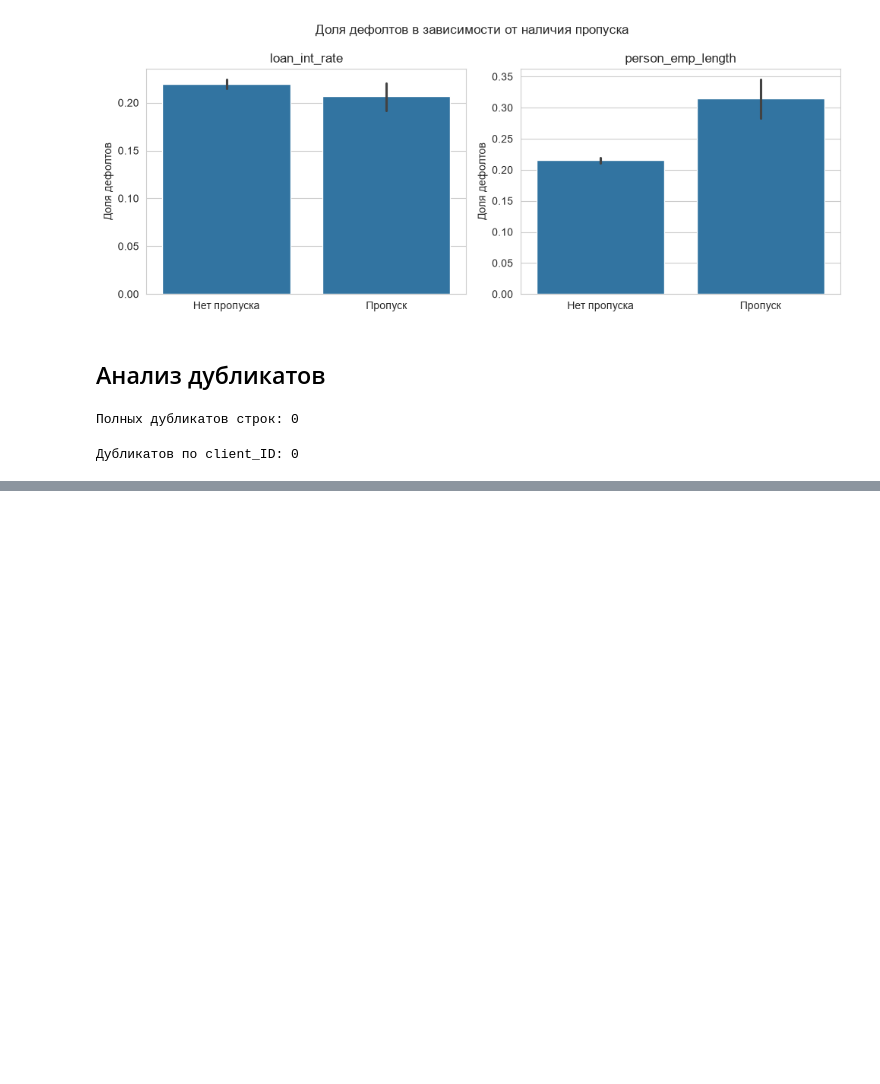
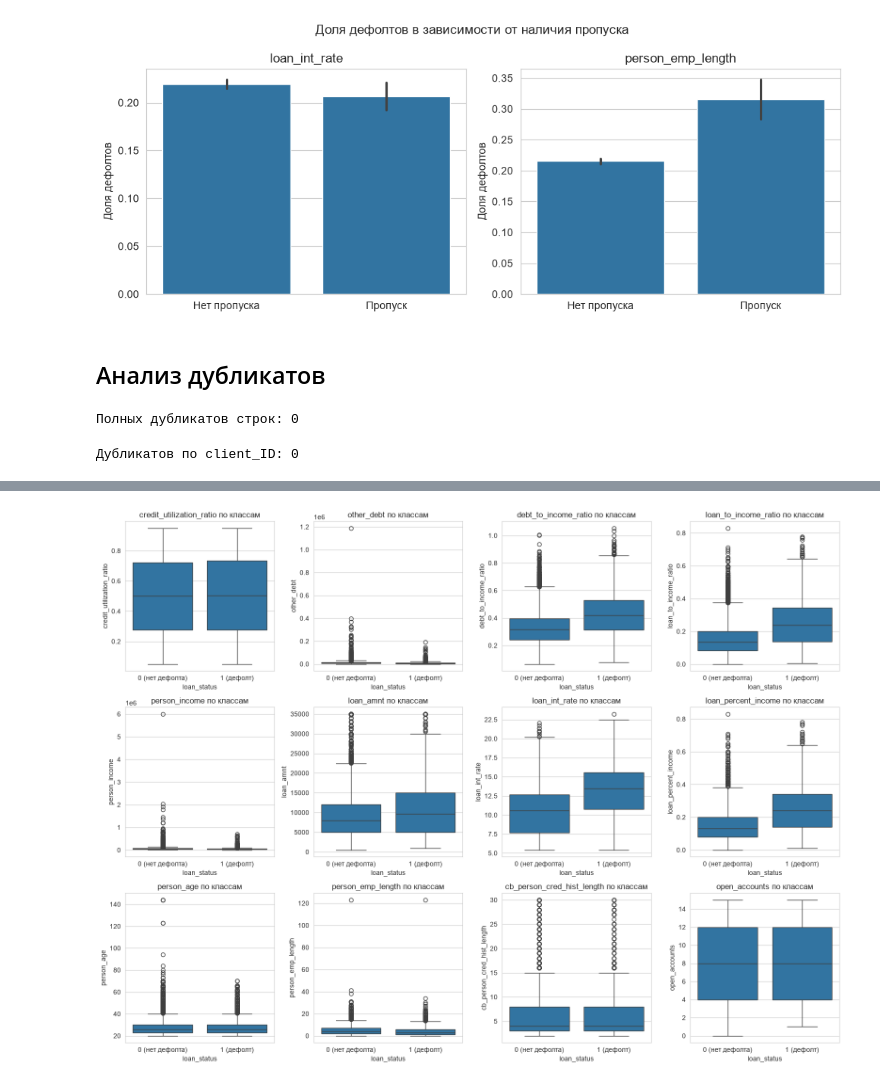
Before and after one commit to null-route-dev/credit-risk-classification, a Jupyter notebook: notebooks/01_eda_analysis.ipynb, the cells around one changed output, grey strips where cells are left out. Cells and saved outputs as stored; diff of their text form; code cells hidden in the pictures; blank space fills up the shorter version.

```diff
--- a/notebooks/01_eda_analysis.ipynb
+++ b/notebooks/01_eda_analysis.ipynb
@@ -274,0 +309,24 @@ print(f"Дубликатов по client_ID: {df.duplicated(subset="client_ID").
+# %%
+# Сравнение числовых признаков по классам
+num_features = ["credit_utilization_ratio", "other_debt",
+                 "debt_to_income_ratio", "loan_to_income_ratio",
+                 "person_income", "loan_amnt",
+                 "loan_int_rate", "loan_percent_income",
+                 "person_age", "person_emp_length",
+                 "cb_person_cred_hist_length", "open_accounts"]
+
+print("Средние значения числовых признаков по классам")
+
+rows = []
+for col in num_features:
+    means = df.groupby("loan_status")[col].mean()
+    diff = means[1] - means[0]
+    rows.append({
+        "Признак": col,
+        "Класс 0": means[0],
+        "Класс 1": means[1],
+        "Разница": diff
+    })
+
+comparison_df = pd.DataFrame(rows)
+display(comparison_df)
@@ -274,0 +348,14 @@ print(f"Дубликатов по client_ID: {df.duplicated(subset="client_ID").
+# %%
+# Визуализация распределения числовых признаков по классам
+fig, axes = plt.subplots(3, 4, figsize=(16, 12))
+axes = axes.flatten()
+
+for i, col in enumerate(num_features):
+    sns.boxplot(data=df, x="loan_status", y=col, ax=axes[i])
+    axes[i].set_title(f"{col} по классам")
+    axes[i].set_xticks([0, 1])
+    axes[i].set_xticklabels(["0 (нет дефолта)", "1 (дефолт)"])
+plt.tight_layout()
+plt.show()
+# %% [output]
+[figure, added]
```
Also changed, not shown: parts of 8 cells of this notebook.
